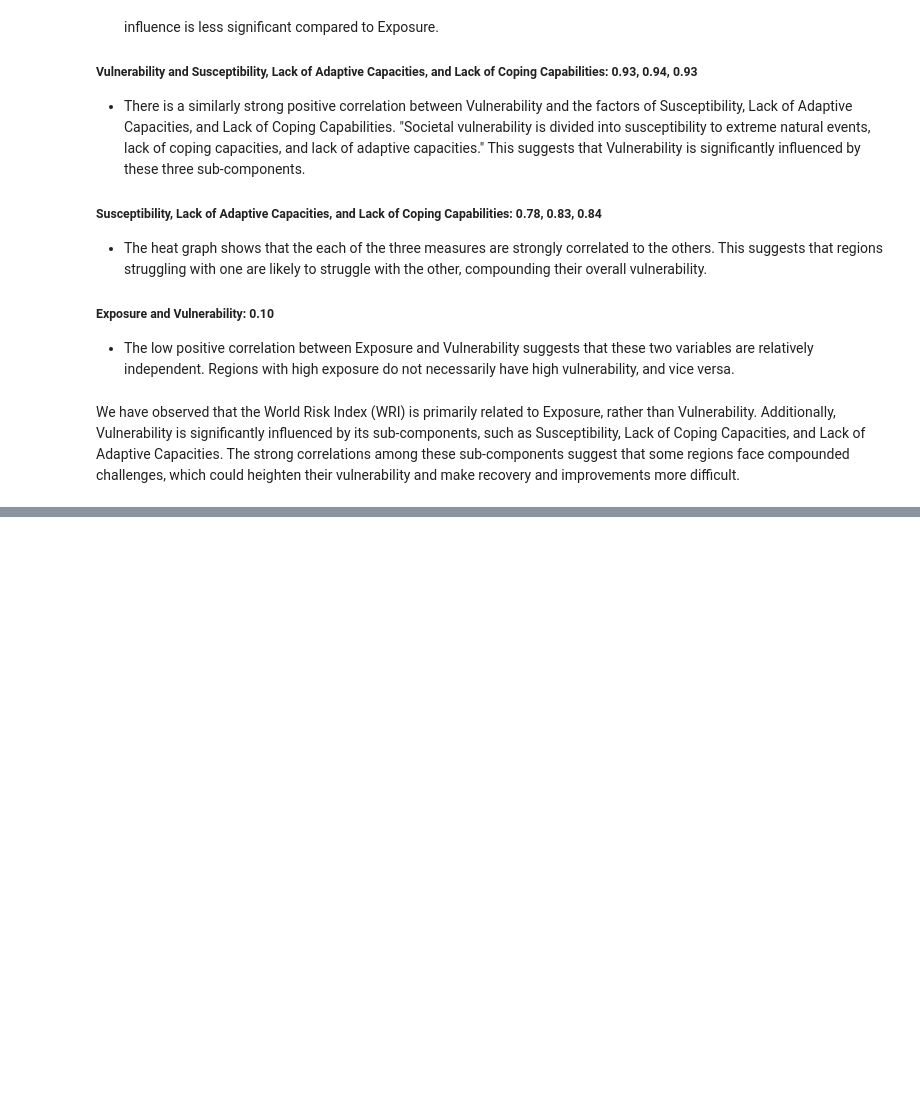
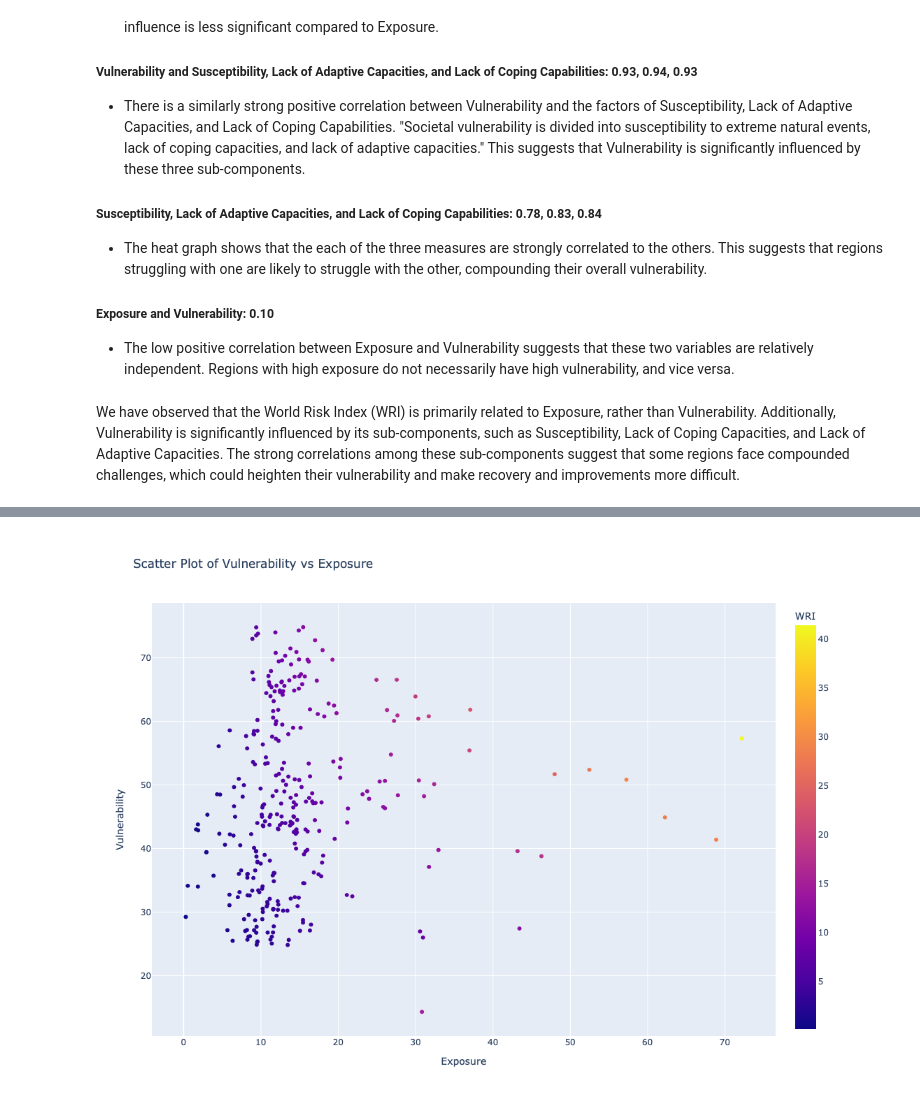
Before and after one commit to Mengz21/World-Disaster-Risk-Analysis, a Jupyter notebook: World Disaster Risk Analysis.ipynb, the cells around one changed output, grey strips where cells are left out. Drawn from its saved outputs; the diff is of its cells as text; code cells hidden in the pictures; blank space fills up the shorter version.

```diff
--- a/World Disaster Risk Analysis.ipynb
+++ b/World Disaster Risk Analysis.ipynb
@@ -299,0 +382,21 @@ We have observed that the World Risk Index (WRI) is primarily related to Exposur
+# %%
+mean_wri = wri.groupby('Region').mean().reset_index()
+
+fig = px.scatter(mean_wri,
+                 x='Exposure',
+                 y='Vulnerability',
+                 color='WRI',
+                #text='Region',
+                 title='Scatter Plot of Vulnerability vs Exposure',
+                 labels={'Vulnerability': 'Vulnerability', 'Exposure': 'Exposure', 'Country':'Region'})
+
+fig.update_layout(
+    width=1000,
+    height=800,
+    xaxis_title='Exposure',
+    yaxis_title='Vulnerability'
+)
+
+fig.show()
+# %% [output]
+[figure, added]
```
Also changed, not shown: parts of 9 cells of this notebook.
